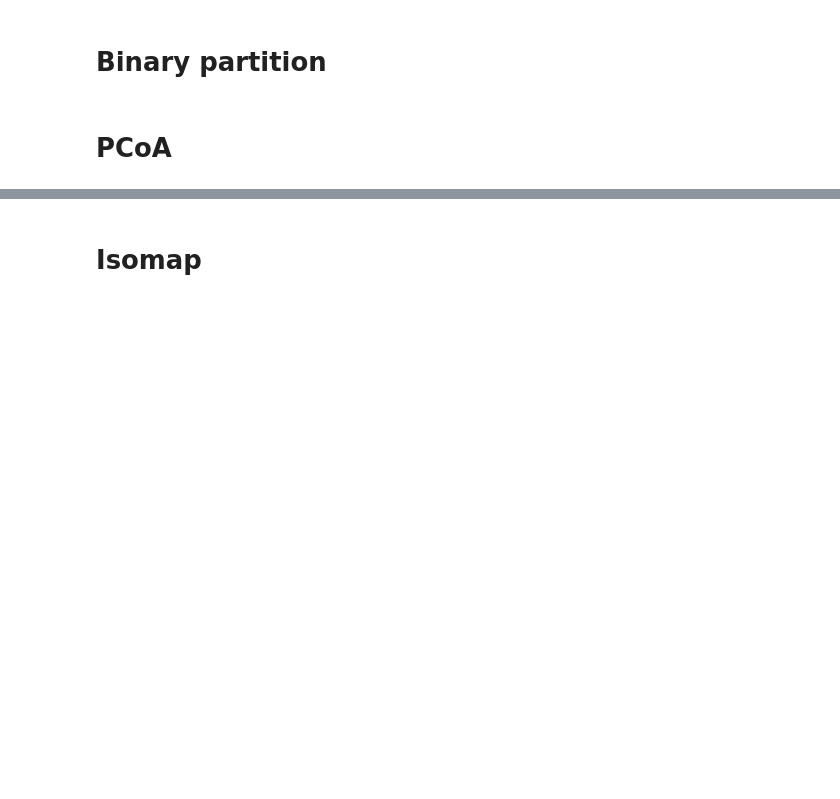
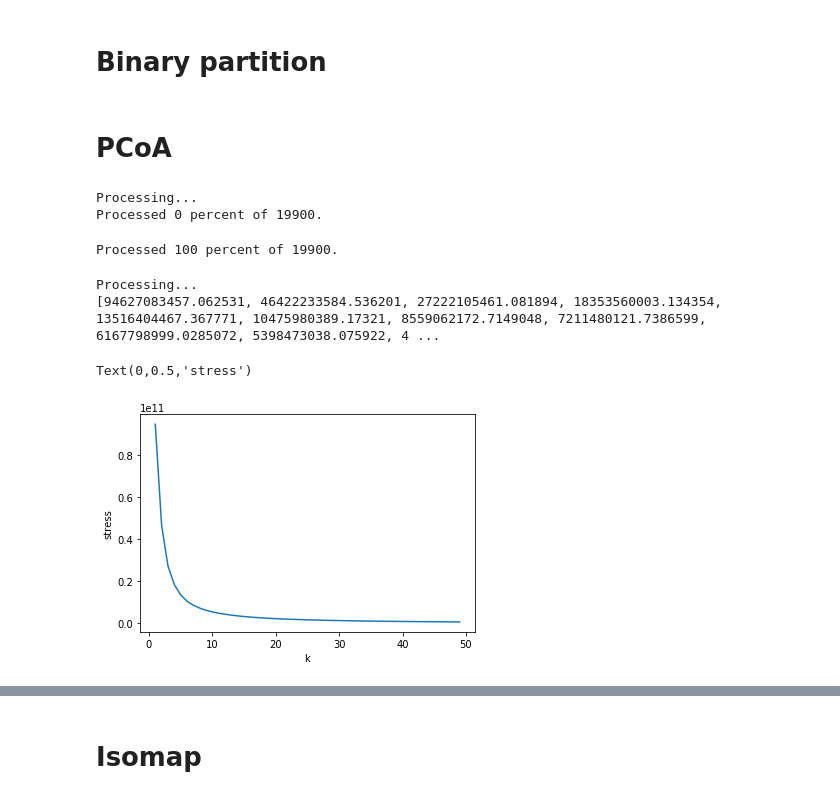
Before and after one commit to zerotosmthg/sciencedonnees, a Jupyter notebook: MNIST/mnistlab.ipynb, the cells around one changed output, grey strips where cells are left out. Saved outputs shown, nothing was run; the diff lists cells and outputs as text; code cells hidden in the pictures; blank space fills up the shorter version.

```diff
--- a/MNIST/mnistlab.ipynb
+++ b/MNIST/mnistlab.ipynb
@@ -128,0 +145,42 @@ from sklearn.cluster import KMeans
+# %%
+# convert datasets to Numpy objects
+y_train = np.asarray(train_labels)
+X_train = np.asarray(train_data)
+y_test = np.asarray(test_labels)
+X_test = np.asarray(test_data)
+# %%
+
+n_batches = 200 # size of batch
+
+#Distance matrix
+D = dist_norm.dist_norm.norm_distance(X_train[:n_batches,:])
+# %% [output]
+Processing...
+Processed 0 percent of 19900.
+Processed 100 percent of 19900.
+# %%
+#optimal number of components
+k_range = range(1, min(50, D.shape[0]-1))
+
+print("Processing...")
+'''
+for k in k_range:
+    stress = MDS(dissimilarity='precomputed', n_components=k,
+            random_state=42, max_iter=300, eps=1e-9).fit(D).stress_
+    print("Processed %d percent of %d." %(round(100*k/len(k_range)), len(k_range)),   end='\r')
+print('\n')
+print("Processing has completed!")
+'''
+stress = [MDS(dissimilarity='precomputed', n_components=k,random_state=42, max_iter=300, eps=1e-9).fit(D).stress_ for k in k_range]
+print(stress)
+plt.plot(k_range, stress)
+plt.xlabel("k")
+plt.ylabel("stress")
+
+#print("K = %f" %arg_min(stress[k]))
+# n_comp = 10
+# %% [output]
+Processing...
+[94627083457.062531, 46422233584.536201, 27222105461.081894, 18353560003.134354, 13516404467.367771, 10475980389.17321, 8559062172.7149048, 7211480121.7386599, 6167798999.0285072, 5398473038.075922, 4 ...
+Text(0,0.5,'stress')
+[figure, added]
```
Also changed, not shown: parts of 10 cells of this notebook.
